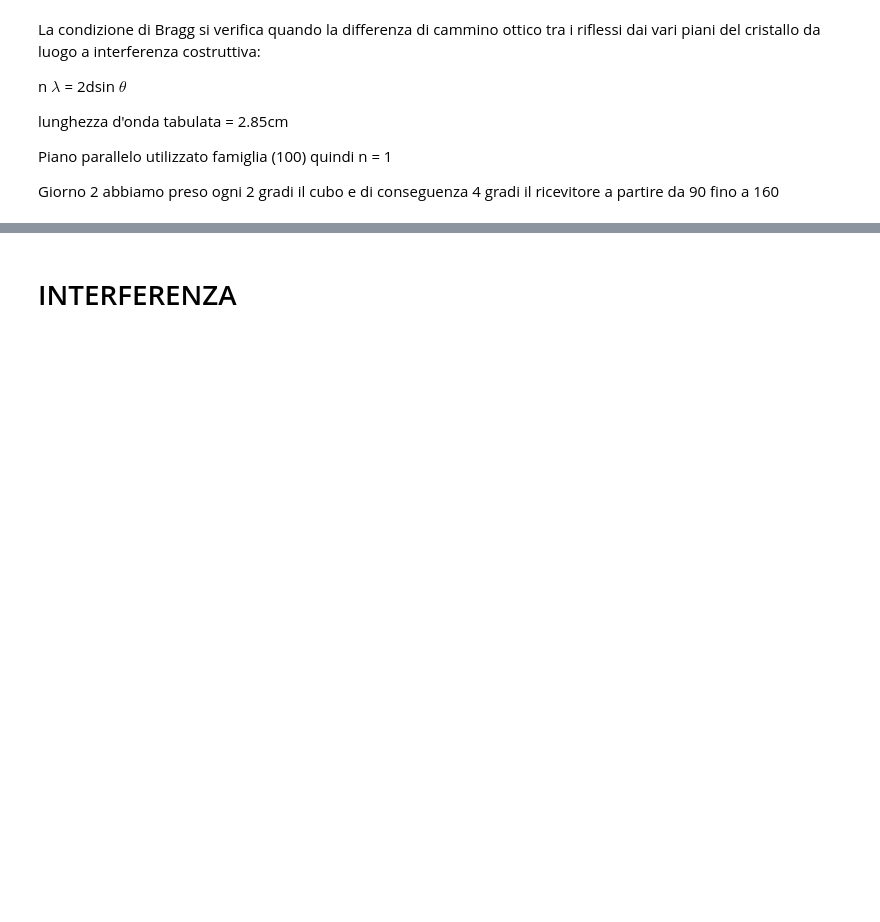
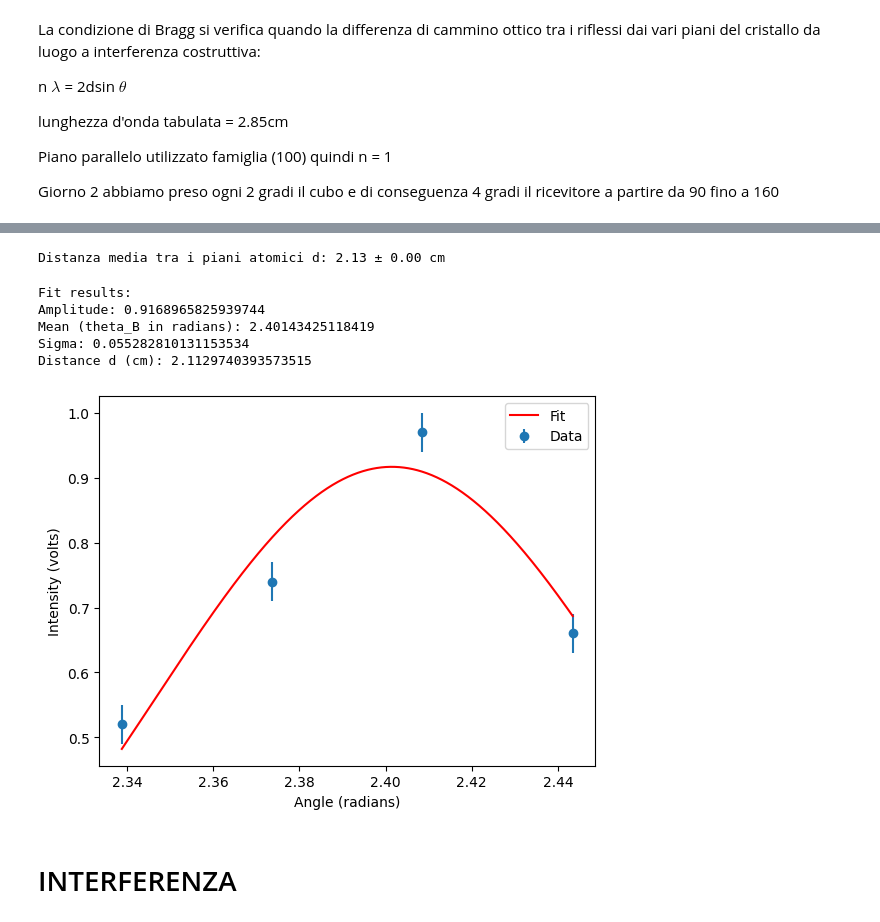
Before and after one commit to Pavar0tty/Laboratorio_2, a Jupyter notebook: Microonde/Analisi.ipynb, the cells around one changed output, grey strips where cells are left out. Cells and saved outputs as stored; diff of their text form; code cells hidden in the pictures; blank space fills up the shorter version.

```diff
--- a/Microonde/Analisi.ipynb
+++ b/Microonde/Analisi.ipynb
@@ -474,7 +540,7 @@ print(f"Stima di d: {d_best:.3g} +- {d_err:.3g}")
 # %%
 #stima approssimativa con media dei picchi per d
 
-angoli_picchi_deg = [90, 98, 104, 108, 114, 138]
+angoli_picchi_deg = [138]
 angoli_picchi_rad = np.radians(angoli_picchi_deg)
 
 lambda_microwave = 2.85  # cm
@@ -488,6 +554,68 @@ for theta in angoli_picchi_rad:
 d_media = np.mean(d_values)
 d_std = np.std(d_values)
 print(f"Distanza media tra i piani atomici d: {d_media:.2f} ± {d_std:.2f} cm")
+# %% [output]
+Distanza media tra i piani atomici d: 2.13 ± 0.00 cm
+# %%
+import numpy as np
+import matplotlib.pyplot as plt
+from iminuit import Minuit
+from iminuit.cost import LeastSquares
+
+# Data
+angoli = np.array([134, 136, 138, 140])
+intensità = np.array([0.52, 0.74, 0.97, 0.66])
+intensità_err = np.array([0.03 for _ in intensità])
+
+# Convert angles to radians
+angoli_rad = np.deg2rad(angoli)
+
+# Define the Gaussian function
+#def gaussian(x, amplitude, mean, sigma):
+ #   return amplitude * np.exp(-0.5 * ((x - mean) / sigma) ** 2)
+
+
+
+# Define the cost function for least squares fitting
+least_squares = LeastSquares(angoli_rad, intensità, intensità_err, gaussian)
+
+# Initialize Minuit with initial guesses for amplitude, mean, and sigma
+m = Minuit(least_squares, amplitude=1, mean=np.mean(angoli_rad), sigma=0.1)
+m.migrad()  # Perform the minimization
+
+# Extract the mean angle from the fit
+theta_b_rad = m.values["mean"]
+
+# Assume the wavelength lambda (in cm, for example)
+lambda_val = 2.85  # in cm (adjust based on your experimental setup)
+
+# Calculate d using the Bragg relation: lambda = 2 * d * sin(theta)
+d = lambda_val / (2 * np.sin(theta_b_rad))
+
+# Print the fit results
+print("Fit results:")
+print(f"Amplitude: {m.values['amplitude']}")
+print(f"Mean (theta_B in radians): {theta_b_rad}")
+print(f"Sigma: {m.values['sigma']}")
+print(f"Distance d (cm): {d}")
+
+# Plotting the data and the fit
+x_fit = np.linspace(np.min(angoli_rad), np.max(angoli_rad), 1000)
+y_fit = gaussian(x_fit, *m.values)
+
+plt.errorbar(angoli_rad, intensità, yerr=intensità_err, fmt='o', label='Data')
+plt.plot(x_fit, y_fit, label='Fit', color='red')
+plt.xlabel('Angle (radians)')
+plt.ylabel('Intensity (volts)')
+plt.legend()
+plt.show()
+# %% [output]
+Fit results:
+Amplitude: 0.9168965825939744
+Mean (theta_B in radians): 2.40143425118419
+Sigma: 0.055282810131153534
+Distance d (cm): 2.1129740393573515
+[figure, added]
 # %% [markdown]
 # INTERFERENZA
 # %% [markdown]
```
Also changed, not shown: parts of 11 cells of this notebook.
